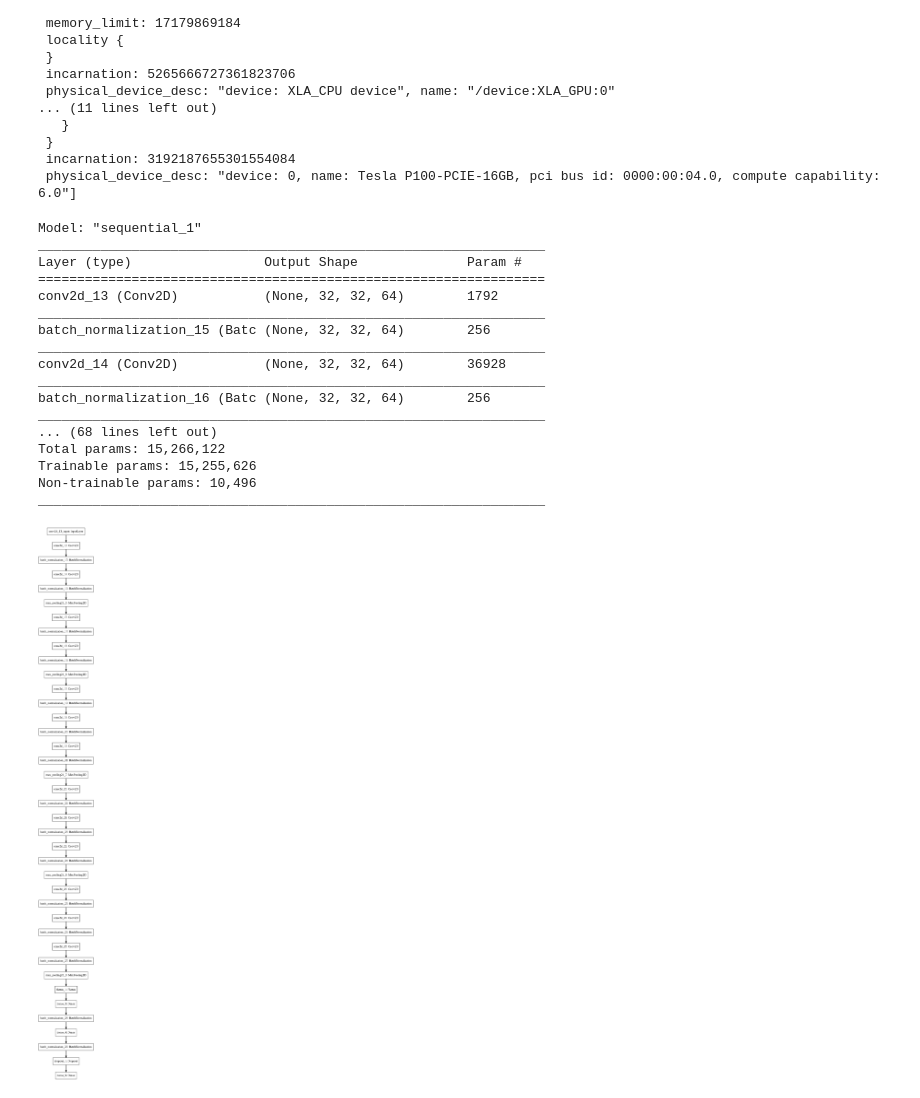
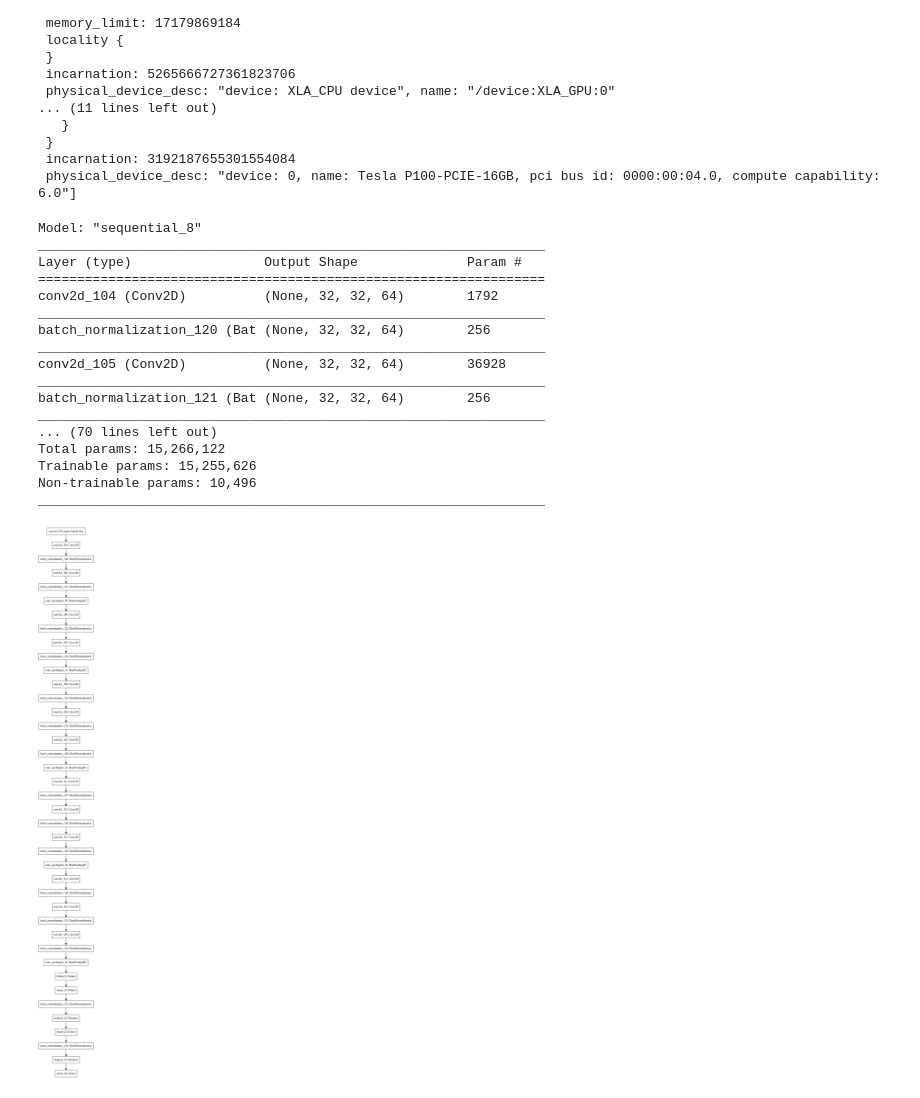
Before and after one commit to Howeng98/keras_vgg16, a Jupyter notebook: Cifar10_VGG16.ipynb, the cells around one changed output. Saved outputs shown, nothing was run; the diff lists cells and outputs as text; code cells hidden in the pictures.

Commit message:
VGG16: 0.7712, add Dropout in Fully Connection layers

```diff
--- a/Cifar10_VGG16.ipynb
+++ b/Cifar10_VGG16.ipynb
@@ -49,10 +49,10 @@ y_train_label = y_train
 y_test_label  = y_test
 
 # Normalization
-mean = np.mean(x_train,axis=(0,1,2,3))
-std = np.std(x_train, axis=(0, 1, 2, 3))
-x_train = (x_train-mean)/(std+1e-7)
-x_test  = (x_test-mean)/(std+1e-7)
+# mean = np.mean(x_train,axis=(0,1,2,3))
+# std = np.std(x_train, axis=(0, 1, 2, 3))
+# x_train = (x_train-mean)/(std+1e-7)
+# x_test  = (x_test-mean)/(std+1e-7)
 
 
 y_train = np_utils.to_categorical(y_train,10)
@@ -62,9 +62,7 @@ y_test = np_utils.to_categorical(y_test,10)
 batch_size = 32
 num_classes = 10
 epochs = 10
-iterations = 391
 weight_decay = 0.0005
-log_filepath = r'./vgg16_pretain/'
 
 
 # my model - VGG16
@@ -72,78 +70,71 @@ model = keras.Sequential()
 # Block 1
 model.add(keras.layers.Conv2D(64,  kernel_size=(3,3), activation='relu',input_shape=(32,32,3),padding='same', kernel_regularizer=keras.regularizers.l2(weight_decay)))
 model.add(BatchNormalization())
-# model.add(keras.layers.Dropout(0.3))
 model.add(keras.layers.Conv2D(64,  kernel_size=(3,3), activation='relu',input_shape=(32,32,3),padding='same', kernel_regularizer=keras.regularizers.l2(weight_decay)))
 model.add(BatchNormalization())
 model.add(keras.layers.MaxPooling2D(pool_size=(2,2),strides=(2,2)))
 # Block 2
 model.add(keras.layers.Conv2D(128,  kernel_size=(3,3), activation='relu',input_shape=(32,32,3),padding='same', kernel_regularizer=keras.regularizers.l2(weight_decay)))
 model.add(BatchNormalization())
-# model.add(keras.layers.Dropout(0.4))
 model.add(keras.layers.Conv2D(128,  kernel_size=(3,3), activation='relu',input_shape=(32,32,3),padding='same', kernel_regularizer=keras.regularizers.l2(weight_decay)))
 model.add(BatchNormalization())
 model.add(keras.layers.MaxPooling2D(pool_size=(2,2),strides=(2,2)))
 # Block 3
 model.add(keras.layers.Conv2D(256,  kernel_size=(3,3), activation='relu',input_shape=(32,32,3),padding='same', kernel_regularizer=keras.regularizers.l2(weight_decay)))
 model.add(BatchNormalization())
-# model.add(keras.layers.Dropout(0.4))
 model.add(keras.layers.Conv2D(256,  kernel_size=(3,3), activation='relu',input_shape=(32,32,3),padding='same', kernel_regularizer=keras.regularizers.l2(weight_decay)))
 model.add(BatchNormalization())
-# model.add(keras.layers.Dropout(0.4))
 model.add(keras.layers.Conv2D(256,  kernel_size=(3,3), activation='relu',input_shape=(32,32,3),padding='same', kernel_regularizer=keras.regularizers.l2(weight_decay)))
 model.add(BatchNormalization())
 model.add(keras.layers.MaxPooling2D(pool_size=(2,2),strides=(2,2)))
 # Block 4
 model.add(keras.layers.Conv2D(512,  kernel_size=(3,3), activation='relu',input_shape=(32,32,3),padding='same', kernel_regularizer=keras.regularizers.l2(weight_decay)))
 model.add(BatchNormalization())
-# model.add(keras.layers.Dropout(0.4))
 model.add(keras.layers.Conv2D(512,  kernel_size=(3,3), activation='relu',input_shape=(32,32,3),padding='same', kernel_regularizer=keras.regularizers.l2(weight_decay)))
 model.add(BatchNormalization())
-# model.add(keras.layers.Dropout(0.4))
 model.add(keras.layers.Conv2D(512,  kernel_size=(3,3), activation='relu',input_shape=(32,32,3),padding='same', kernel_regularizer=keras.regularizers.l2(weight_decay)))
 model.add(BatchNormalization())
 model.add(keras.layers.MaxPooling2D(pool_size=(2,2),strides=(2,2)))
 # Block 5
 model.add(keras.layers.Conv2D(512,  kernel_size=(3,3), activation='relu',input_shape=(32,32,3),padding='same', kernel_regularizer=keras.regularizers.l2(weight_decay)))
 model.add(BatchNormalization())
-# model.add(keras.layers.Dropout(0.4))
 model.add(keras.layers.Conv2D(512,  kernel_size=(3,3), activation='relu',input_shape=(32,32,3),padding='same', kernel_regularizer=keras.regularizers.l2(weight_decay)))
 model.add(BatchNormalization())
-# model.add(keras.layers.Dropout(0.4))
 model.add(keras.layers.Conv2D(512,  kernel_size=(3,3), activation='relu',input_shape=(32,32,3),padding='same', kernel_regularizer=keras.regularizers.l2(weight_decay)))
 model.add(BatchNormalization())
-# model.add(keras.layers.Dropout(0.5))
 model.add(keras.layers.MaxPooling2D(pool_size=(2,2),strides=(2,2)))
+#Fully Connected
 model.add(keras.layers.Flatten())
 model.add(keras.layers.Dense(512, activation='relu',kernel_regularizer=keras.regularizers.l2(weight_decay)))
 model.add(BatchNormalization())
+model.add(keras.layers.Dropout(0.5))
 model.add(keras.layers.Dense(512, activation='relu',kernel_regularizer=keras.regularizers.l2(weight_decay)))
 model.add(BatchNormalization())
 model.add(keras.layers.Dropout(0.5))
 model.add(keras.layers.Dense(10, activation='softmax'))
 
 
 model.summary()
 plot_model(model, to_file='model.png')
 # %% [output]
-Model: "sequential_1"
+Model: "sequential_8"
 _________________________________________________________________
 Layer (type)                 Output Shape              Param #
 =================================================================
-conv2d_13 (Conv2D)           (None, 32, 32, 64)        1792
+conv2d_104 (Conv2D)          (None, 32, 32, 64)        1792
 _________________________________________________________________
-batch_normalization_15 (Batc (None, 32, 32, 64)        256
+batch_normalization_120 (Bat (None, 32, 32, 64)        256
 _________________________________________________________________
-conv2d_14 (Conv2D)           (None, 32, 32, 64)        36928
+conv2d_105 (Conv2D)          (None, 32, 32, 64)        36928
 _________________________________________________________________
-batch_normalization_16 (Batc (None, 32, 32, 64)        256
+batch_normalization_121 (Bat (None, 32, 32, 64)        256
 _________________________________________________________________
-... (68 lines left out)
+... (70 lines left out)
 Total params: 15,266,122
 Trainable params: 15,255,626
 Non-trainable params: 10,496
 _________________________________________________________________
-[figure, old version]
+[figure, new version]
 # %%
 # Optimizer Setting
 # sgd = SGD(lr=0.1, momentum=0.9, nesterov=True)
```
Also changed, not shown: parts of 3 cells of this notebook, 1 other file.
